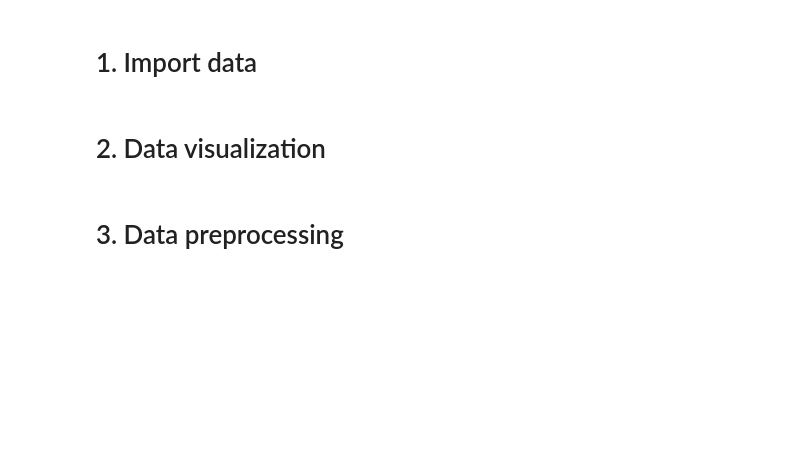
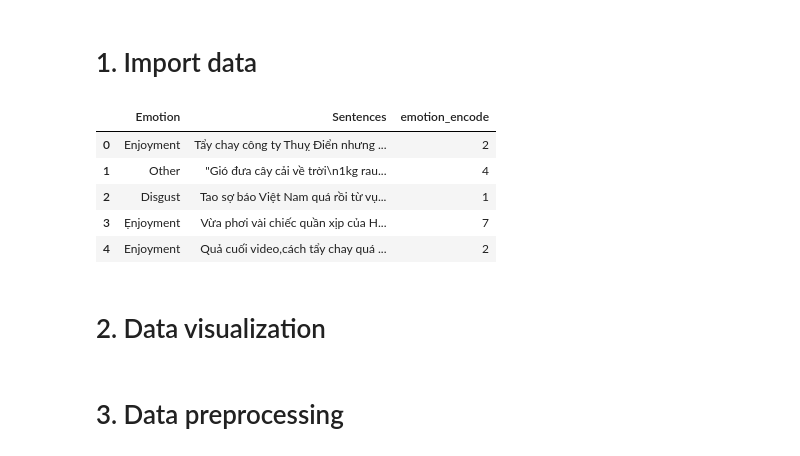
Before and after one commit to andydam452/Emotional-Reg-Youtube-comments, a Jupyter notebook: DM_final_1.ipynb, the cells around one changed output. Saved outputs shown, nothing was run; the diff lists cells and outputs as text; code cells hidden in the pictures; blank space fills up the shorter version.

Commit message:
predict crawl data UPDATE

```diff
--- a/DM_final_1.ipynb
+++ b/DM_final_1.ipynb
@@ -27,6 +27,22 @@ def file_processing(data):
 train_data = file_processing(train_data)
 valid_data = file_processing(valid_data)
 test_data = file_processing(test_data)
+# %%
+crawl_filename = "crawComments.xlsx"
+crawl_data = pd.read_excel(crawl_filename, engine = "openpyxl")
+
+crawl_data["emotion_encode"] = crawl_data["Emotion"]
+encoder = LabelEncoder()
+crawl_data.emotion_encode = encoder.fit_transform(crawl_data.Emotion)
+# %%
+crawl_data.head()
+# %% [output]
+|  | Emotion | Sentences | emotion_encode |
+| 0 | Enjoyment | Tẩy chay công ty Thuỵ Điển nhưng ... | 2 |
+| 1 | Other | "Gió đưa cây cải về trời\n1kg rau... | 4 |
+| 2 | Disgust | Tao sợ báo Việt Nam quá rồi từ vụ... | 1 |
+| 3 | Ẹnjoyment | Vừa phơi vài chiếc quần xịp của H... | 7 |
+| 4 | Enjoyment | Quả cuối video,cách tẩy chay quá ... | 2 |
 # %% [markdown]
 # 2. Data visualization
 # %% [markdown]
```
Also changed, not shown: parts of 23 cells of this notebook, 2 other files.
